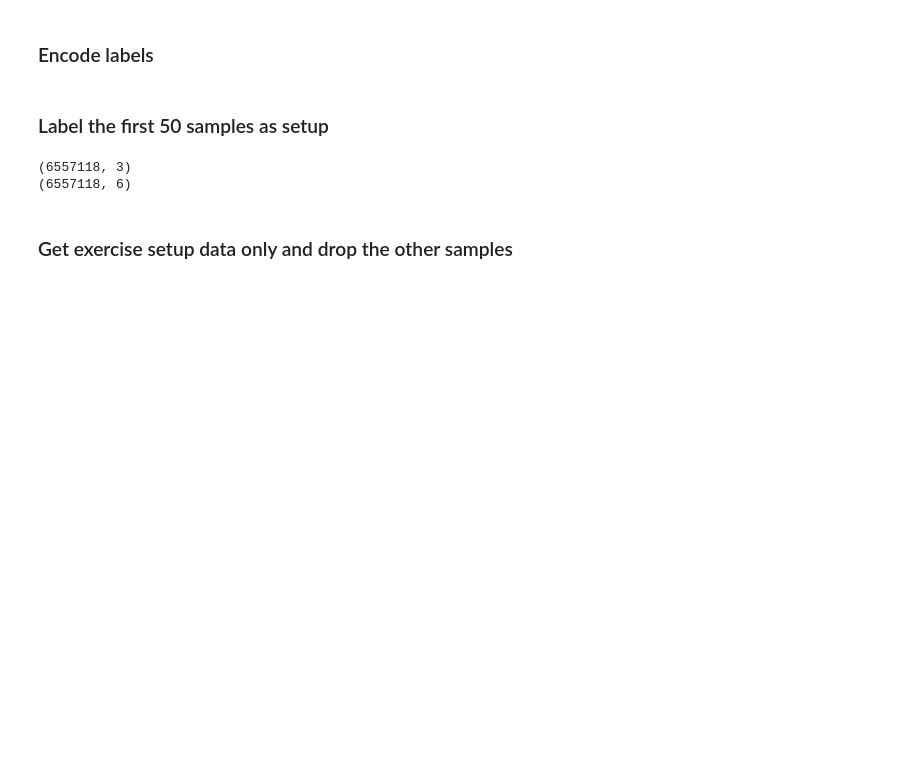
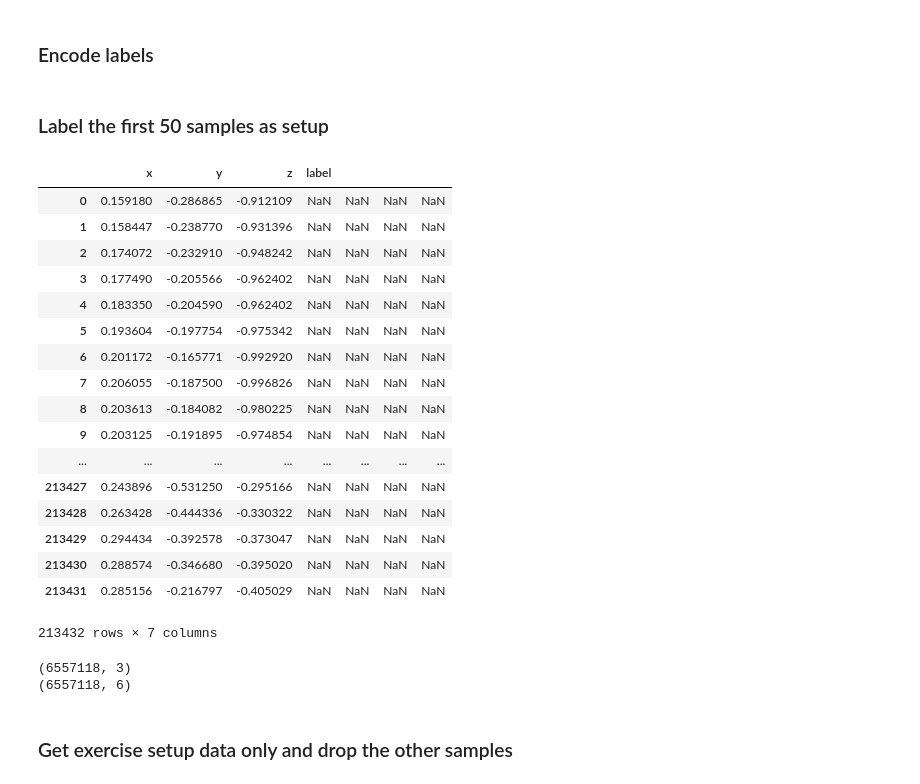
Before and after one commit to muvr/muvr-ml, a Jupyter notebook: setup classifier for 6 exercises.ipynb, the cells around one changed output. Drawn from its saved outputs; the diff is of its cells as text; code cells hidden in the pictures; blank space fills up the shorter version.

```diff
--- a/setup classifier for 6 exercises.ipynb
+++ b/setup classifier for 6 exercises.ipynb
@@ -64,6 +62,30 @@ for filename in csv_file_iterator(root_directory):
     X = np.append(X, get_features(examples), axis=0)
     ys = get_setup_labels(examples)
     Y = np.append(Y, ys.reshape((n_examples, n_labels)), axis=0)
+# %%
+x = [x for x in csv_file_iterator(root_directory)][0]
+ex = load_from_csv(filename)
+# %%
+ex
+# %% [output]
+|  | x | y | z | label |  |  |  |
+| 0 | 0.159180 | -0.286865 | -0.912109 | NaN | NaN | NaN | NaN |
+| 1 | 0.158447 | -0.238770 | -0.931396 | NaN | NaN | NaN | NaN |
+| 2 | 0.174072 | -0.232910 | -0.948242 | NaN | NaN | NaN | NaN |
+| 3 | 0.177490 | -0.205566 | -0.962402 | NaN | NaN | NaN | NaN |
+| 4 | 0.183350 | -0.204590 | -0.962402 | NaN | NaN | NaN | NaN |
+| 5 | 0.193604 | -0.197754 | -0.975342 | NaN | NaN | NaN | NaN |
+| 6 | 0.201172 | -0.165771 | -0.992920 | NaN | NaN | NaN | NaN |
+| 7 | 0.206055 | -0.187500 | -0.996826 | NaN | NaN | NaN | NaN |
+| 8 | 0.203613 | -0.184082 | -0.980225 | NaN | NaN | NaN | NaN |
+| 9 | 0.203125 | -0.191895 | -0.974854 | NaN | NaN | NaN | NaN |
+| ... | ... | ... | ... | ... | ... | ... | ... |
+| 213427 | 0.243896 | -0.531250 | -0.295166 | NaN | NaN | NaN | NaN |
+| 213428 | 0.263428 | -0.444336 | -0.330322 | NaN | NaN | NaN | NaN |
+| 213429 | 0.294434 | -0.392578 | -0.373047 | NaN | NaN | NaN | NaN |
+| 213430 | 0.288574 | -0.346680 | -0.395020 | NaN | NaN | NaN | NaN |
+| 213431 | 0.285156 | -0.216797 | -0.405029 | NaN | NaN | NaN | NaN |
+213432 rows × 7 columns
 # %%
 print(X.shape)
 print(Y.shape)
```
Also changed, not shown: parts of 6 cells of this notebook, 9 other files.
